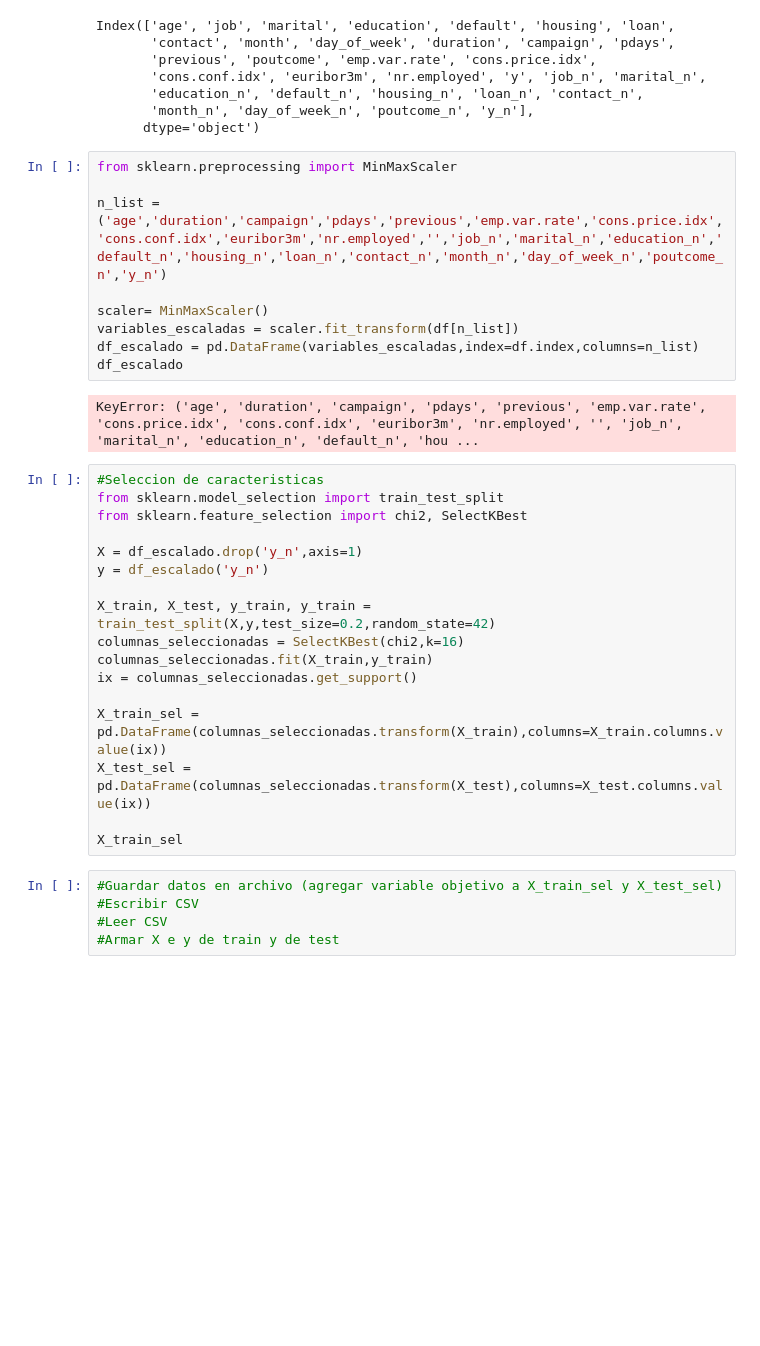
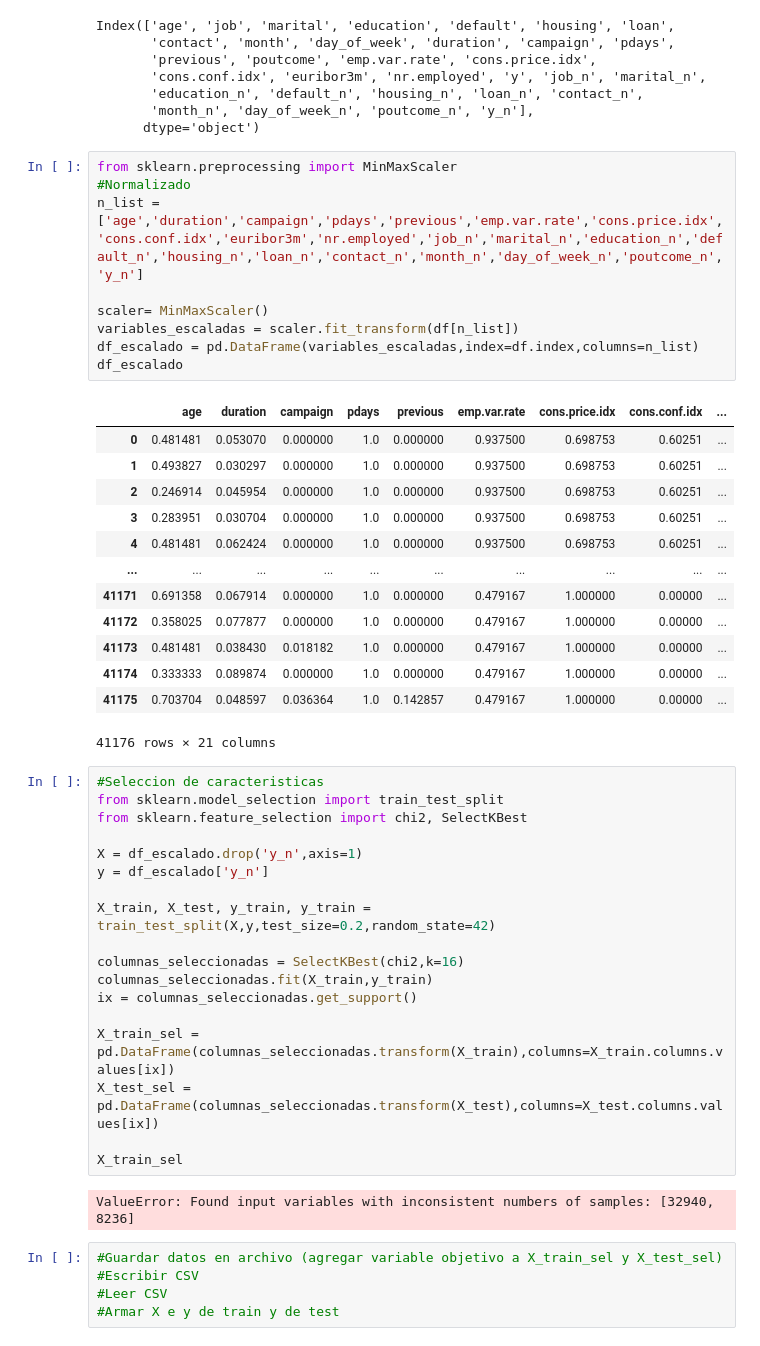
Before and after one commit to 4GeeksAcademy/machine-learning-python-template-1904, a Jupyter notebook: src/explore.ipynb, the cells around one changed output. Drawn from its saved outputs; the diff is of its cells as text; blank space fills up the shorter version.

```diff
--- a/src/explore.ipynb
+++ b/src/explore.ipynb
@@ -98,32 +98,47 @@ Index(['age', 'job', 'marital', 'education', 'default', 'housing', 'loan',
       dtype='object')
 # %%
 from sklearn.preprocessing import MinMaxScaler
-
-n_list = ('age','duration','campaign','pdays','previous','emp.var.rate','cons.price.idx','cons.conf.idx','euribor3m','nr.employed','','job_n','marital_n','education_n','default_n','housing_n','loan_n','contact_n','month_n','day_of_week_n','poutcome_n','y_n')
+#Normalizado
+n_list = ['age','duration','campaign','pdays','previous','emp.var.rate','cons.price.idx','cons.conf.idx','euribor3m','nr.employed','job_n','marital_n','education_n','default_n','housing_n','loan_n','contact_n','month_n','day_of_week_n','poutcome_n','y_n']
 
 scaler= MinMaxScaler()
 variables_escaladas = scaler.fit_transform(df[n_list])
 df_escalado = pd.DataFrame(variables_escaladas,index=df.index,columns=n_list)
 df_escalado
 # %% [output]
+|  | age | duration | campaign | pdays | previous | emp.var.rate | cons.price.idx | cons.conf.idx | ... |
+| 0 | 0.481481 | 0.053070 | 0.000000 | 1.0 | 0.000000 | 0.937500 | 0.698753 | 0.60251 | ... |
+| 1 | 0.493827 | 0.030297 | 0.000000 | 1.0 | 0.000000 | 0.937500 | 0.698753 | 0.60251 | ... |
+| 2 | 0.246914 | 0.045954 | 0.000000 | 1.0 | 0.000000 | 0.937500 | 0.698753 | 0.60251 | ... |
+| 3 | 0.283951 | 0.030704 | 0.000000 | 1.0 | 0.000000 | 0.937500 | 0.698753 | 0.60251 | ... |
+| 4 | 0.481481 | 0.062424 | 0.000000 | 1.0 | 0.000000 | 0.937500 | 0.698753 | 0.60251 | ... |
+| ... | ... | ... | ... | ... | ... | ... | ... | ... | ... |
+| 41171 | 0.691358 | 0.067914 | 0.000000 | 1.0 | 0.000000 | 0.479167 | 1.000000 | 0.00000 | ... |
+| 41172 | 0.358025 | 0.077877 | 0.000000 | 1.0 | 0.000000 | 0.479167 | 1.000000 | 0.00000 | ... |
+| 41173 | 0.481481 | 0.038430 | 0.018182 | 1.0 | 0.000000 | 0.479167 | 1.000000 | 0.00000 | ... |
+| 41174 | 0.333333 | 0.089874 | 0.000000 | 1.0 | 0.000000 | 0.479167 | 1.000000 | 0.00000 | ... |
+| 41175 | 0.703704 | 0.048597 | 0.036364 | 1.0 | 0.142857 | 0.479167 | 1.000000 | 0.00000 | ... |
-KeyError: ('age', 'duration', 'campaign', 'pdays', 'previous', 'emp.var.rate', 'cons.price.idx', 'cons.conf.idx', 'euribor3m', 'nr.employed', '', 'job_n', 'marital_n', 'education_n', 'default_n', 'hou ...
+41176 rows × 21 columns
 # %%
 #Seleccion de caracteristicas
 from sklearn.model_selection import train_test_split
 from sklearn.feature_selection import chi2, SelectKBest
 
 X = df_escalado.drop('y_n',axis=1)
-y = df_escalado('y_n')
+y = df_escalado['y_n']
 
 X_train, X_test, y_train, y_train = train_test_split(X,y,test_size=0.2,random_state=42)
+
 columnas_seleccionadas = SelectKBest(chi2,k=16)
 columnas_seleccionadas.fit(X_train,y_train)
 ix = columnas_seleccionadas.get_support()
 
-X_train_sel = pd.DataFrame(columnas_seleccionadas.transform(X_train),columns=X_train.columns.value(ix))
-X_test_sel = pd.DataFrame(columnas_seleccionadas.transform(X_test),columns=X_test.columns.value(ix))
+X_train_sel = pd.DataFrame(columnas_seleccionadas.transform(X_train),columns=X_train.columns.values[ix])
+X_test_sel = pd.DataFrame(columnas_seleccionadas.transform(X_test),columns=X_test.columns.values[ix])
 
 X_train_sel
+# %% [output]
+ValueError: Found input variables with inconsistent numbers of samples: [32940, 8236]
 # %%
 #Guardar datos en archivo (agregar variable objetivo a X_train_sel y X_test_sel)
 #Escribir CSV
```
